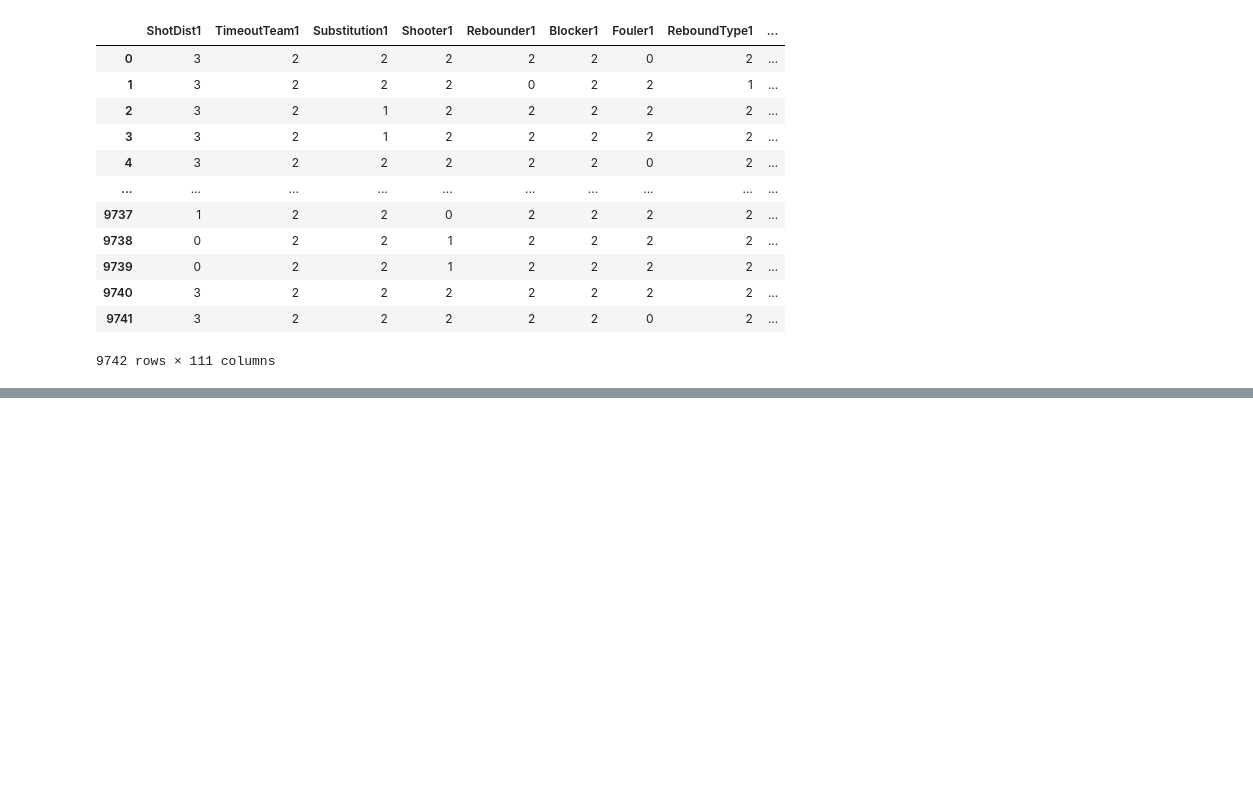
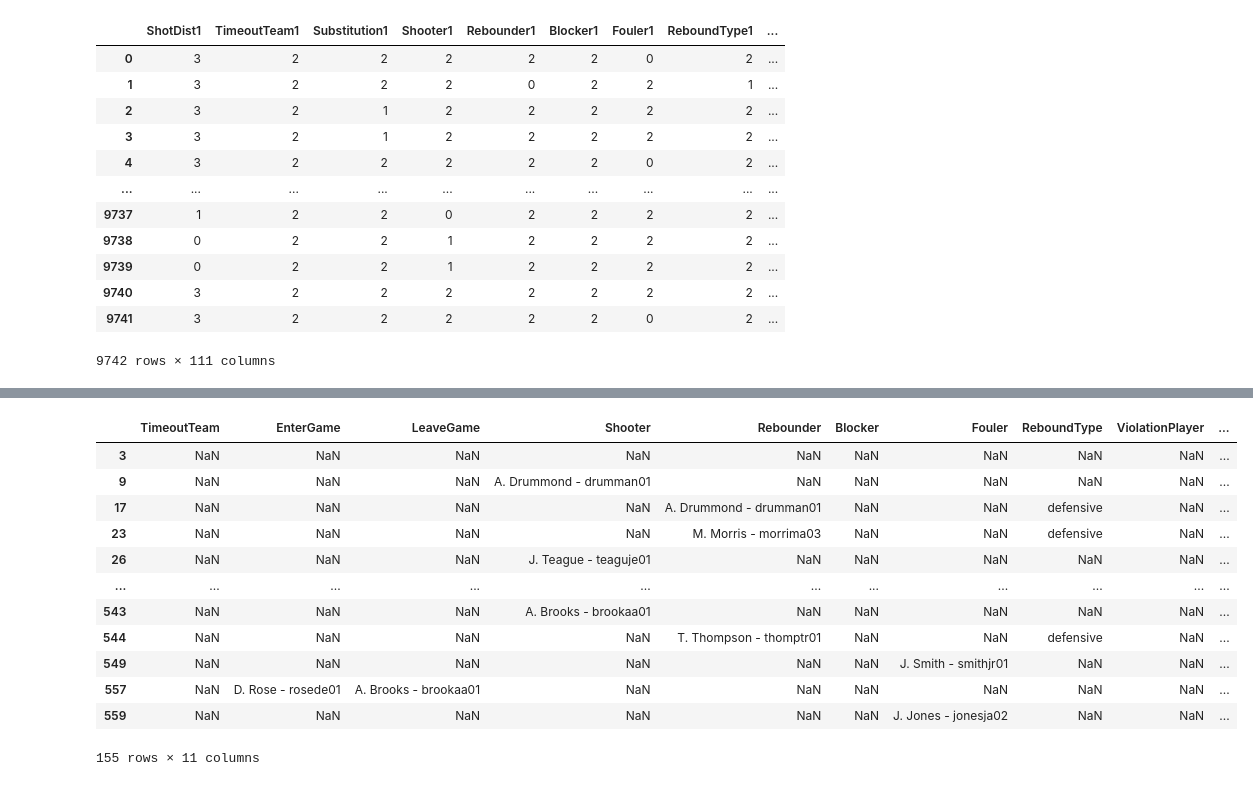
Before and after one commit to isevr/NBA_runs_prediction, a Jupyter notebook: new.ipynb, the cells around one changed output, grey strips where cells are left out. Drawn from its saved outputs; the diff is of its cells as text; code cells hidden in the pictures; blank space fills up the shorter version.

```diff
--- a/new.ipynb
+++ b/new.ipynb
@@ -312,0 +388,16 @@ Number of NaN values in predictions: 0
+# %%
+og_df.loc[events_idx[10]][features]
+# %% [output]
+|  | TimeoutTeam | EnterGame | LeaveGame | Shooter | Rebounder | Blocker | Fouler | ReboundType | ViolationPlayer | ... |
+| 3 | NaN | NaN | NaN | NaN | NaN | NaN | NaN | NaN | NaN | ... |
+| 9 | NaN | NaN | NaN | A. Drummond - drumman01 | NaN | NaN | NaN | NaN | NaN | ... |
+| 17 | NaN | NaN | NaN | NaN | A. Drummond - drumman01 | NaN | NaN | defensive | NaN | ... |
+| 23 | NaN | NaN | NaN | NaN | M. Morris - morrima03 | NaN | NaN | defensive | NaN | ... |
+| 26 | NaN | NaN | NaN | J. Teague - teaguje01 | NaN | NaN | NaN | NaN | NaN | ... |
+| ... | ... | ... | ... | ... | ... | ... | ... | ... | ... | ... |
+| 543 | NaN | NaN | NaN | A. Brooks - brookaa01 | NaN | NaN | NaN | NaN | NaN | ... |
+| 544 | NaN | NaN | NaN | NaN | T. Thompson - thomptr01 | NaN | NaN | defensive | NaN | ... |
+| 549 | NaN | NaN | NaN | NaN | NaN | NaN | J. Smith - smithjr01 | NaN | NaN | ... |
+| 557 | NaN | D. Rose - rosede01 | A. Brooks - brookaa01 | NaN | NaN | NaN | NaN | NaN | NaN | ... |
+| 559 | NaN | NaN | NaN | NaN | NaN | NaN | J. Jones - jonesja02 | NaN | NaN | ... |
+155 rows × 11 columns
```
Also changed, not shown: parts of 14 cells of this notebook, 12 other files.
